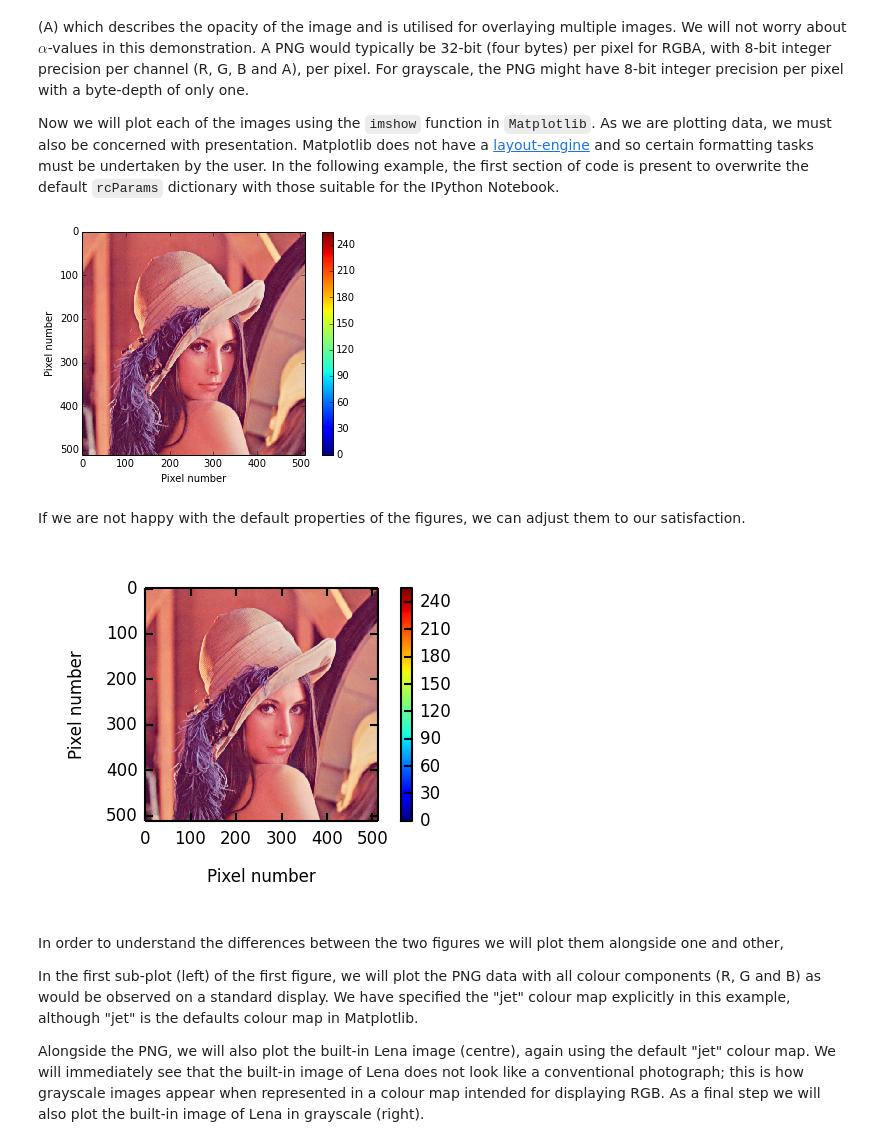
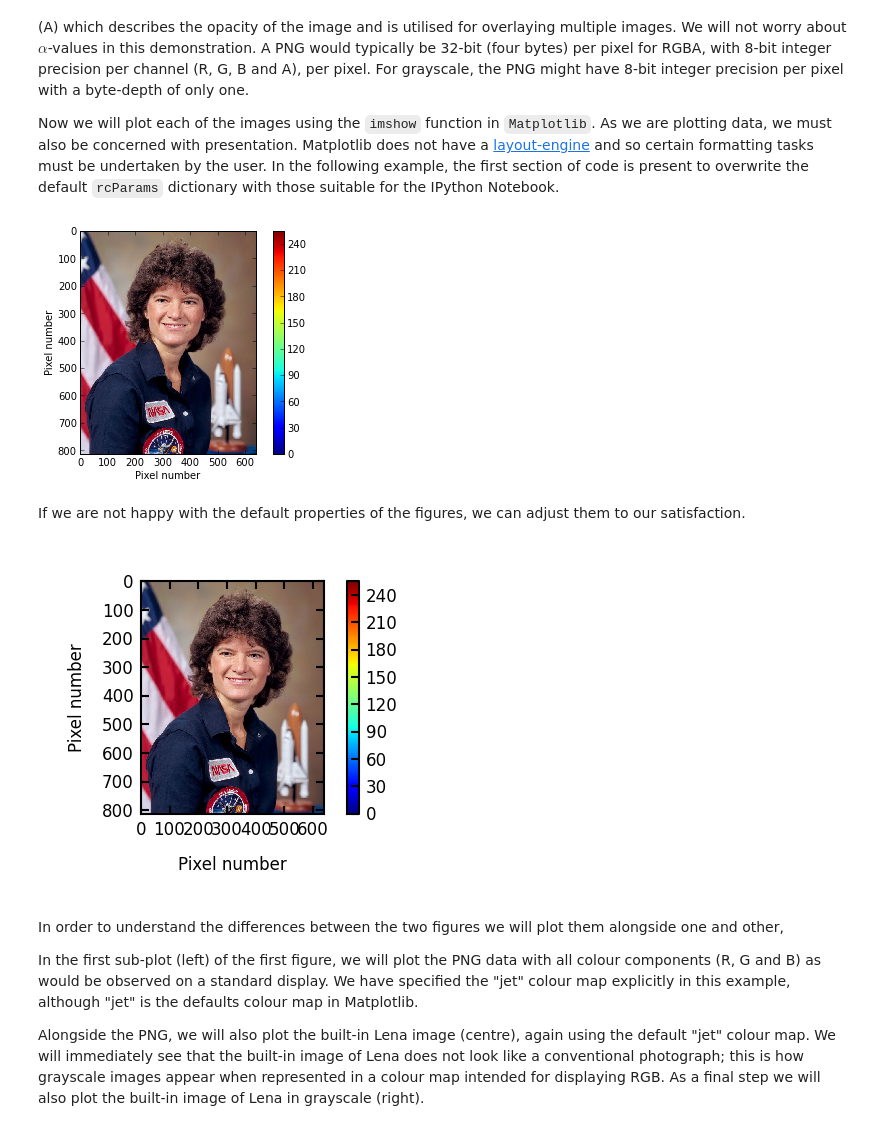
Before and after one commit to swcarpentry/DEPRECATED-bc, a Jupyter notebook: intermediate/python/SoftwareCarpentryDev_MRD_WithSolutions.ipynb, the cells around one changed output. Cells and saved outputs as stored; diff of their text form; code cells hidden in the pictures.

Commit message:
Made changes suggested by Will Trimble - change Lena for Sally Ride.

```diff
--- a/intermediate/python/SoftwareCarpentryDev_MRD_WithSolutions.ipynb
+++ b/intermediate/python/SoftwareCarpentryDev_MRD_WithSolutions.ipynb
@@ -31,9 +31,10 @@ from scipy import ndimage
 
 # Specify the path to the first image (PNG) file.
 lenaPath = "./Lenna.png"
+sallyPath = "./Sally.png"
 
 # Load the first image file into memory.
-lenaPNG = ndimage.imread(lenaPath)
+sallyPNG = ndimage.imread(sallyPath)
 
 # Load the second image file (built-in) from the Scipy library.
 lenaSciPy = misc.lena()
@@ -64,21 +58,21 @@ Now we will plot each of the images using the `imshow` function in `Matplotlib`.
 # %%
 # Specify that we want to show the plots in the notebook.
 %matplotlib inline
 
 # Get the Matplotlib plotting libraries.
 import pylab as plt
 
 # Plot the PNG in the jet colourmap.
 plt.figure()
-plt.imshow(lenaPNG, interpolation = 'nearest', origin='upper', cmap="jet")
+plt.imshow(sallyPNG, interpolation = 'nearest', origin='upper', cmap="jet")
 plt.xlabel("Pixel number")
 plt.ylabel("Pixel number")
 plt.clim([0,255])
 plt.colorbar()
 
 plt.show()
 # %% [output]
-[figure, old version]
+[figure, new version]
 # %% [markdown]
 If we are not happy with the default properties of the figures, we can adjust them to our satisfaction.
 # %%
@@ -102,7 +96,7 @@ plt.rcParams.update(newparams)
 
 # Plot the PNG in the jet colourmap.
 plt.figure()
-plt.imshow(lenaPNG, interpolation = 'nearest', origin='upper', cmap="jet")
+plt.imshow(sallyPNG, interpolation = 'nearest', origin='upper', cmap="jet")
 plt.xlabel("Pixel number")
 plt.ylabel("Pixel number")
 plt.clim([0,255])
@@ -110,7 +104,7 @@ plt.colorbar()
 
 plt.show()
 # %% [output]
-[figure, old version]
+[figure, new version]
 # %% [markdown]
 In order to understand the differences between the two figures we will plot them alongside one and other,
 
```
Also changed, not shown: parts of 21 cells of this notebook, 1 other file.
